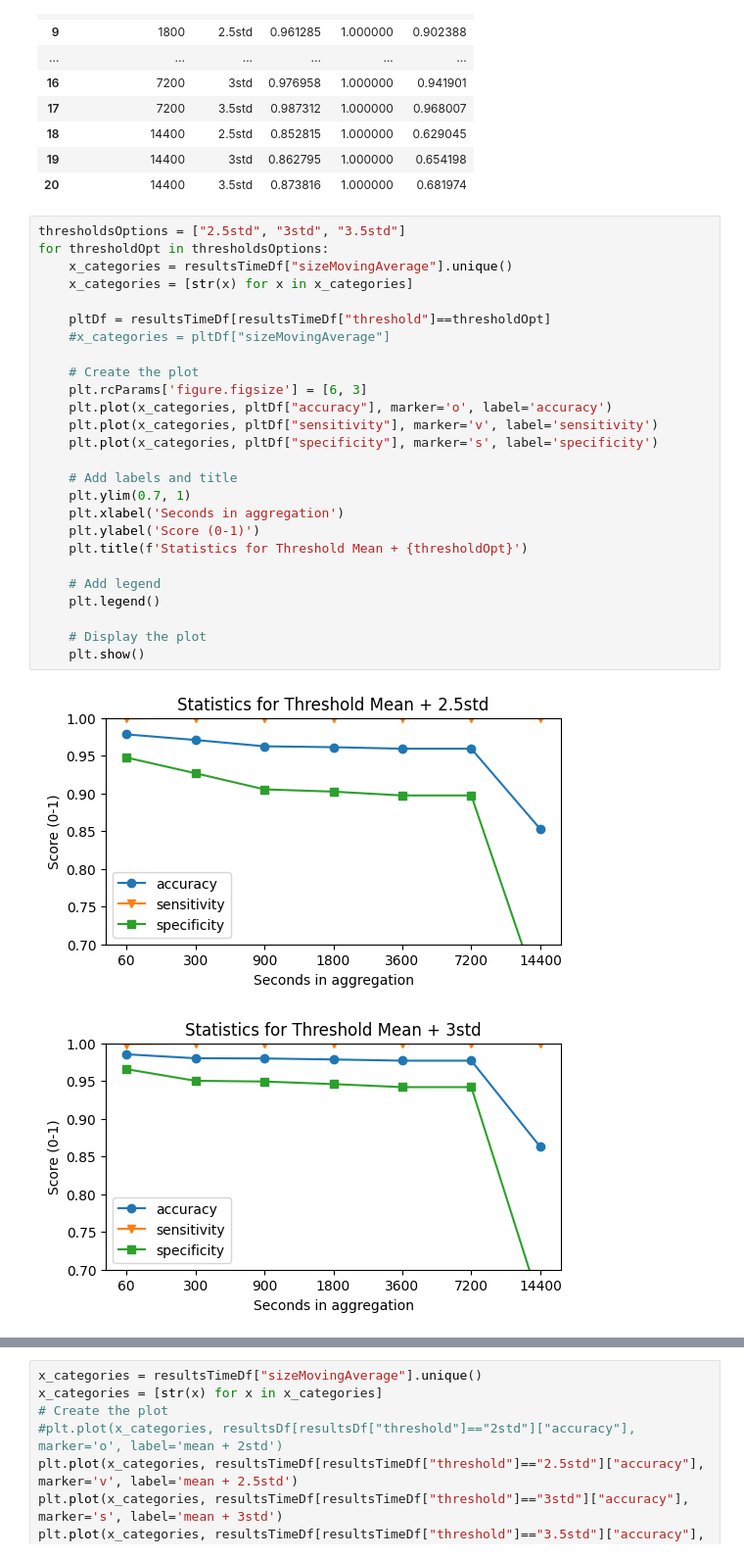
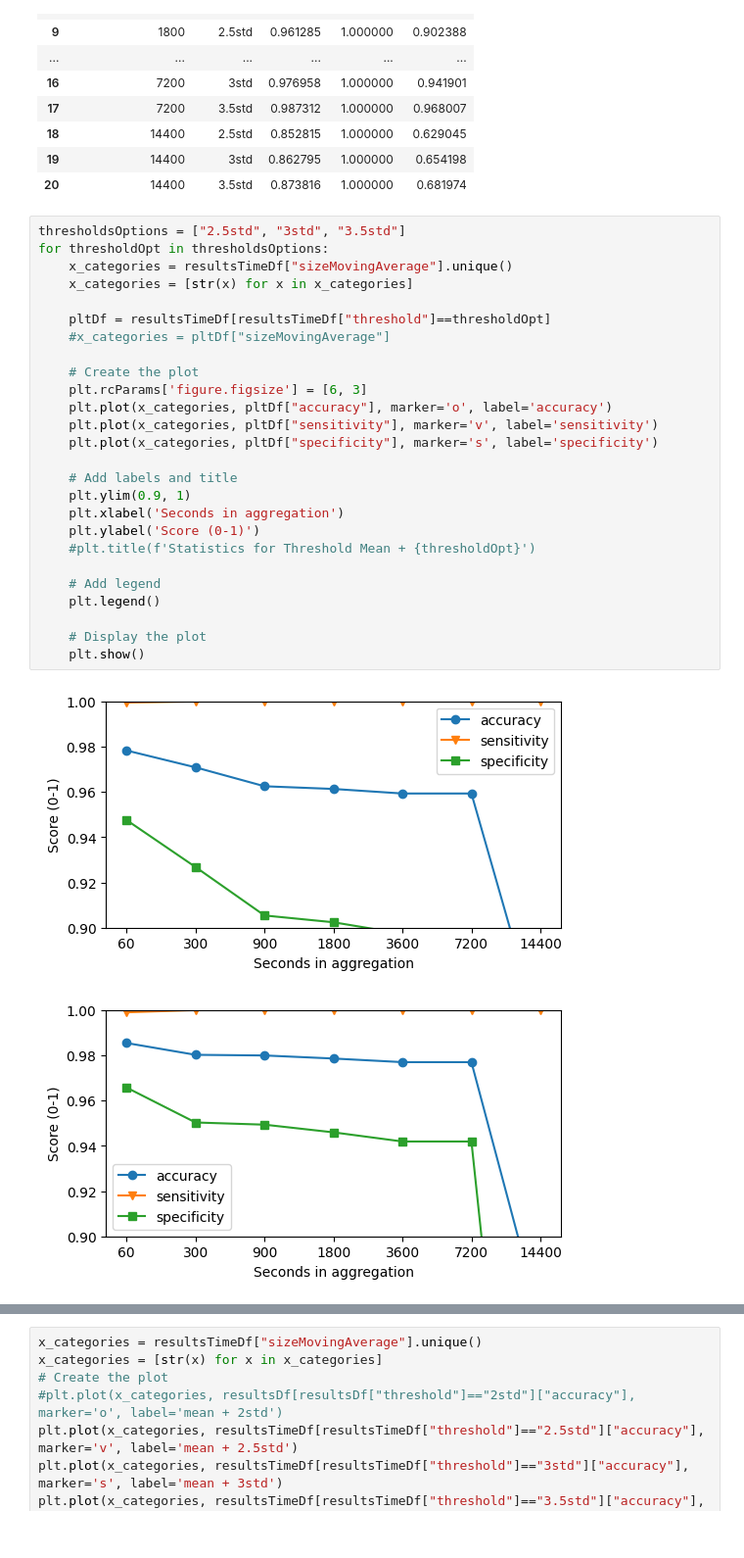
Before and after one commit to YhBedoya/SHM-MAE, a Jupyter notebook: AnomalyDetection on INSIST/AnalysisTrainingResults.ipynb, the cells around one changed output, grey strips where cells are left out. Shown at 98% size. Drawn from its saved outputs; the diff is of its cells as text.

```diff
--- a/AnomalyDetection on INSIST/AnalysisTrainingResults.ipynb
+++ b/AnomalyDetection on INSIST/AnalysisTrainingResults.ipynb
@@ -583,29 +599,29 @@ resultsTimeDf
 # %%
 thresholdsOptions = ["2.5std", "3std", "3.5std"]
 for thresholdOpt in thresholdsOptions:
     x_categories = resultsTimeDf["sizeMovingAverage"].unique()
     x_categories = [str(x) for x in x_categories]
 
     pltDf = resultsTimeDf[resultsTimeDf["threshold"]==thresholdOpt]
     #x_categories = pltDf["sizeMovingAverage"]
 
     # Create the plot
     plt.rcParams['figure.figsize'] = [6, 3]
     plt.plot(x_categories, pltDf["accuracy"], marker='o', label='accuracy')
     plt.plot(x_categories, pltDf["sensitivity"], marker='v', label='sensitivity')
     plt.plot(x_categories, pltDf["specificity"], marker='s', label='specificity')
 
     # Add labels and title
-    plt.ylim(0.7, 1)
+    plt.ylim(0.9, 1)
     plt.xlabel('Seconds in aggregation')
     plt.ylabel('Score (0-1)')
-    plt.title(f'Statistics for Threshold Mean + {thresholdOpt}')
+    #plt.title(f'Statistics for Threshold Mean + {thresholdOpt}')
 
     # Add legend
     plt.legend()
 
     # Display the plot
     plt.show()
 # %% [output]
-[figure, old version]
+[figure, new version]
-[figure, old version]
+[figure, new version]
```
Also changed, not shown: parts of 4 cells of this notebook, 2 other files.
